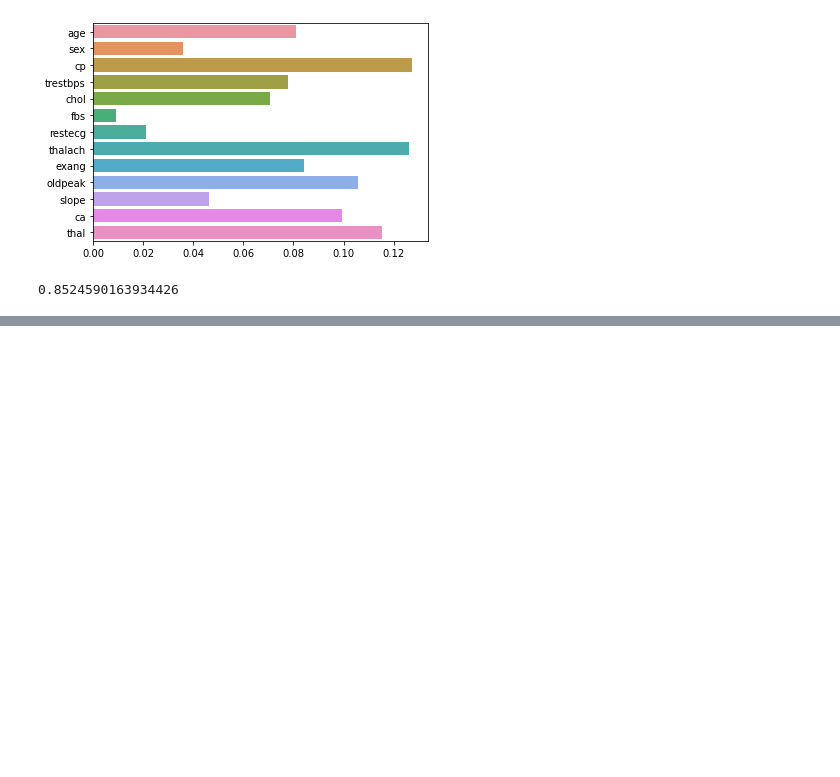
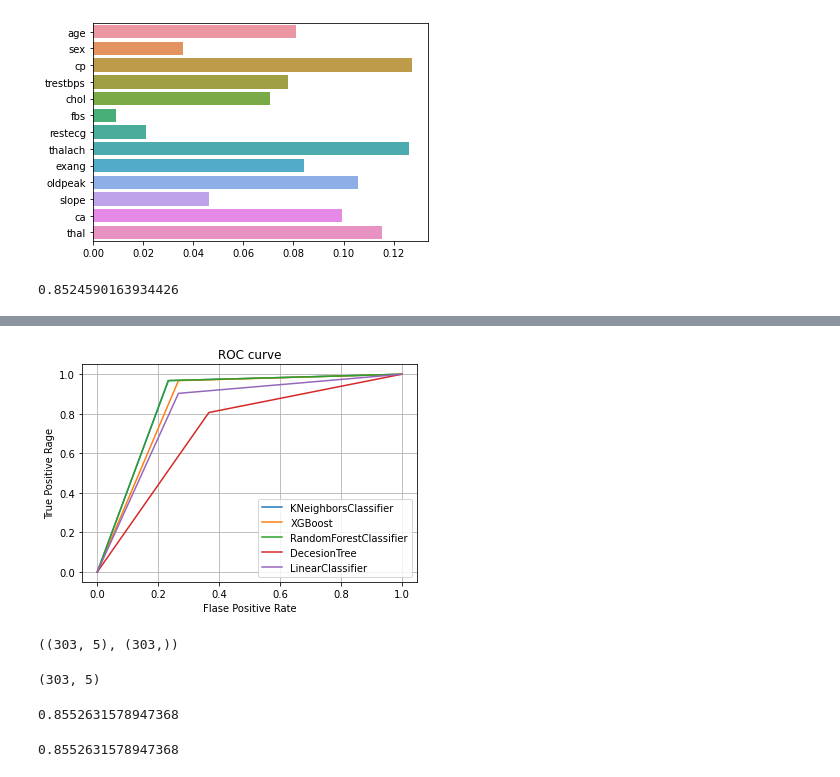
Before and after one commit to bigdataleeky/python, a Jupyter notebook: 20220531/heart_Attack.ipynb, the cells around one changed output, grey strips where cells are left out. Cells and saved outputs as stored; diff of their text form; code cells hidden in the pictures; blank space fills up the shorter version.

```diff
--- a/20220531/heart_Attack.ipynb
+++ b/20220531/heart_Attack.ipynb
@@ -266,8 +266,8 @@ plt.show()
 from sklearn.ensemble import RandomForestClassifier
 rfc =  RandomForestClassifier(n_estimators=100,random_state=42)
 rfc.fit(x_train,y_train)
-y_test_pred =  rfc.predict(x_test)
-metrics.accuracy_score(y_test, y_test_pred)
+y_test_pred_rfc =  rfc.predict(x_test)
+metrics.accuracy_score(y_test, y_test_pred_rfc)
 # %% [output]
 0.8688524590163934
 # %%
@@ -280,7 +280,7 @@ plt.show()
 from xgboost import XGBClassifier
 xgb =  XGBClassifier(learning_rate=0.01, n_estimators=1000)
 xgb.fit(x_train,y_train)
-y_test_pred = xgb.predict(x_test)
-metrics.accuracy_score(y_test, y_test_pred)
+y_test_pred_xgb = xgb.predict(x_test)
+metrics.accuracy_score(y_test, y_test_pred_xgb)
 # %% [output]
 0.8524590163934426
@@ -296,0 +344,44 @@ kc.
+# %%
+# 위에서 수행한 머신러닝에 의해서 중요 feature들은 thal, cp, thalach
+
+# Roc Curve
+kc_fpr,kc_tpr,_ =  metrics.roc_curve(y_test,y_test_pred_kc)
+xgb_fpr,xgb_tpr,_ =  metrics.roc_curve(y_test,y_test_pred_xgb)
+rfc_fpr,rfc_tpr,_ =  metrics.roc_curve(y_test,y_test_pred_rfc)
+tree_fpr,tree_tpr,_ =  metrics.roc_curve(y_test,y_test_predict_tree)
+lr_fpr,lr_tpr,_ =  metrics.roc_curve(y_test,y_test_pred_lr)
+
+plt.plot(kc_fpr,kc_tpr,label = 'KNeighborsClassifier')
+plt.plot(xgb_fpr,xgb_tpr,label = 'XGBoost')
+plt.plot(rfc_fpr,rfc_tpr,label = 'RandomForestClassifier')
+plt.plot(tree_fpr,tree_tpr,label = 'DecesionTree')
+plt.plot(lr_fpr,lr_tpr,label = 'LinearClassifier')
+plt.title("ROC curve")
+plt.xlabel("Flase Positive Rate")
+plt.ylabel('True Positive Rage')
+plt.grid(True)
+plt.legend()
+plt.show()
+# %% [output]
+[figure, added]
+# %%
+X2 = X.loc[:,['thal', 'cp', 'thalach','age','sex']]
+X2.shape, Y.shape
+# %% [output]
+((303, 5), (303,))
+# %%
+from sklearn.preprocessing import StandardScaler
+X2 = RobustScaler().fit_transform(X2)
+X2.shape
+# %% [output]
+(303, 5)
+# %%
+x_train,x_test,y_train,y_test = train_test_split(X2,Y,random_state=42)
+rfc =  RandomForestClassifier(n_estimators = 200,random_state=42,criterion='entropy',max_features='sqrt')
+rfc.fit(x_train,y_train)
+y_predict = rfc.predict(x_test)
+metrics.accuracy_score(y_test, y_predict)
+
+# max_features : {"auto", "sqrt", "log2"}
+# %% [output]
+0.8552631578947368
@@ -296,0 +393,4 @@ kc.
+# %%
+metrics.accuracy_score(y_test, y_predict)
+# %% [output]
+0.8552631578947368
```
Also changed, not shown: parts of 11 cells of this notebook.
